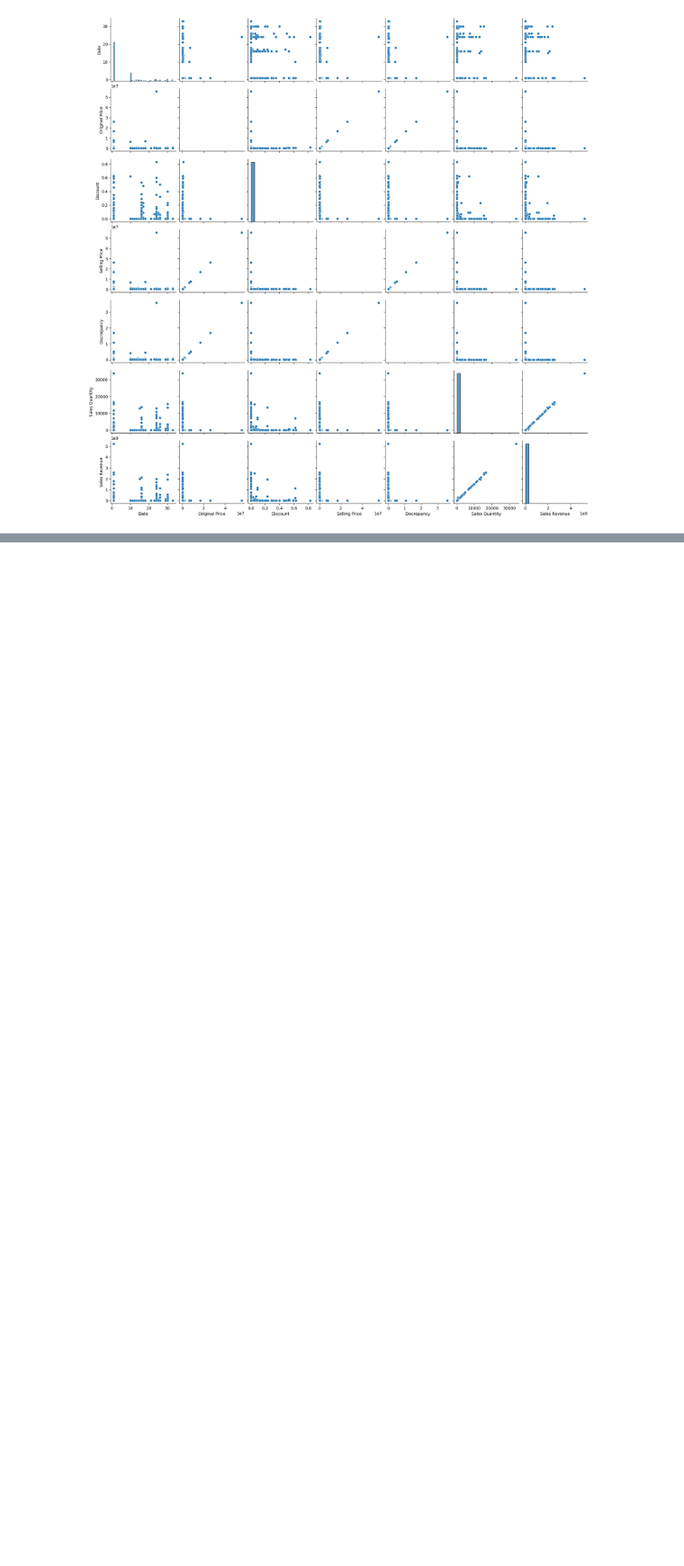
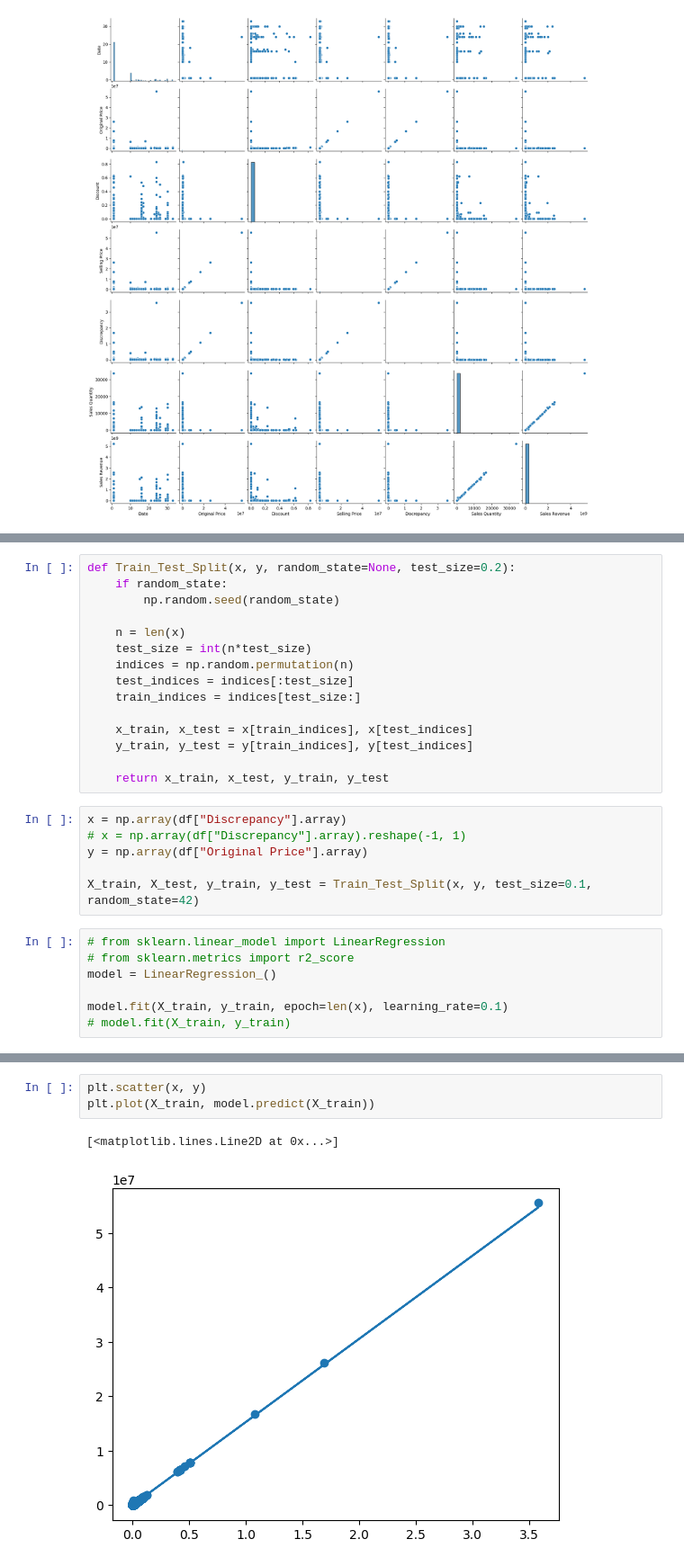
Before and after one commit to royhankamil/Machine-Learning-Project, a Jupyter notebook: Lks_practice/kota-2023/model.ipynb, the cells around one changed output, grey strips where cells are left out. Shown at 90% size. Drawn from its saved outputs; the diff is of its cells as text; blank space fills up the shorter version.

```diff
--- a/Lks_practice/kota-2023/model.ipynb
+++ b/Lks_practice/kota-2023/model.ipynb
@@ -127,0 +163,28 @@ sns.pairplot(df)
+# %%
+def Train_Test_Split(x, y, random_state=None, test_size=0.2):
+    if random_state:
+        np.random.seed(random_state)
+
+    n = len(x)
+    test_size = int(n*test_size)
+    indices = np.random.permutation(n)
+    test_indices = indices[:test_size]
+    train_indices = indices[test_size:]
+
+    x_train, x_test = x[train_indices], x[test_indices]
+    y_train, y_test = y[train_indices], y[test_indices]
+
+    return x_train, x_test, y_train, y_test
+# %%
+x = np.array(df["Discrepancy"].array)
+# x = np.array(df["Discrepancy"].array).reshape(-1, 1)
+y = np.array(df["Original Price"].array)
+
+X_train, X_test, y_train, y_test = Train_Test_Split(x, y, test_size=0.1, random_state=42)
+# %%
+# from sklearn.linear_model import LinearRegression
+# from sklearn.metrics import r2_score
+model = LinearRegression_()
+
+model.fit(X_train, y_train, epoch=len(x), learning_rate=0.1)
+# model.fit(X_train, y_train)
@@ -127,0 +211,6 @@ sns.pairplot(df)
+# %%
+plt.scatter(x, y)
+plt.plot(X_train, model.predict(X_train))
+# %% [output]
+[<matplotlib.lines.Line2D at 0x...>]
+[figure, added]
```
Also changed, not shown: parts of 4 cells of this notebook.
